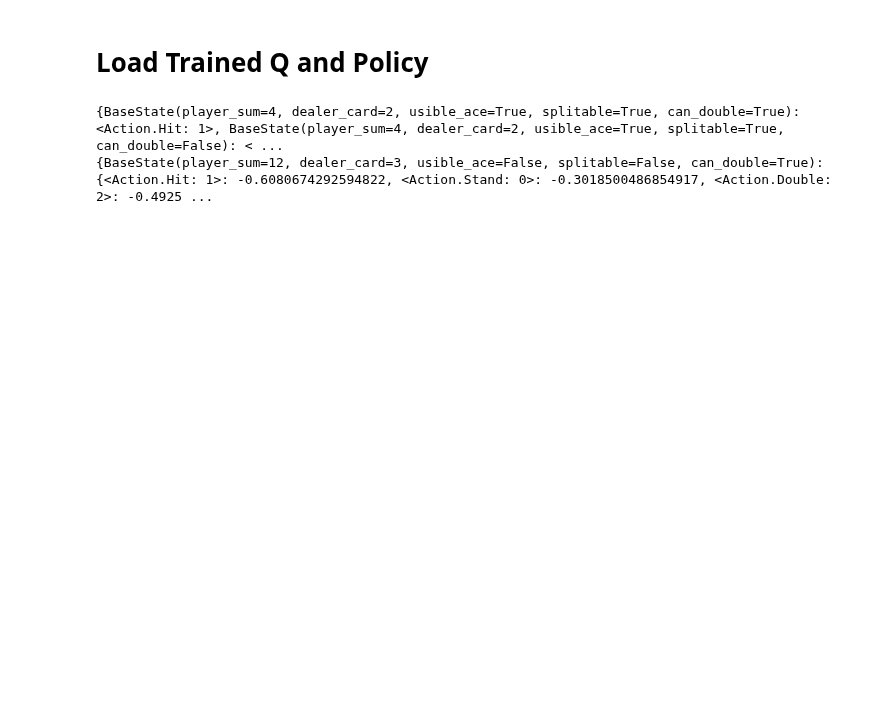
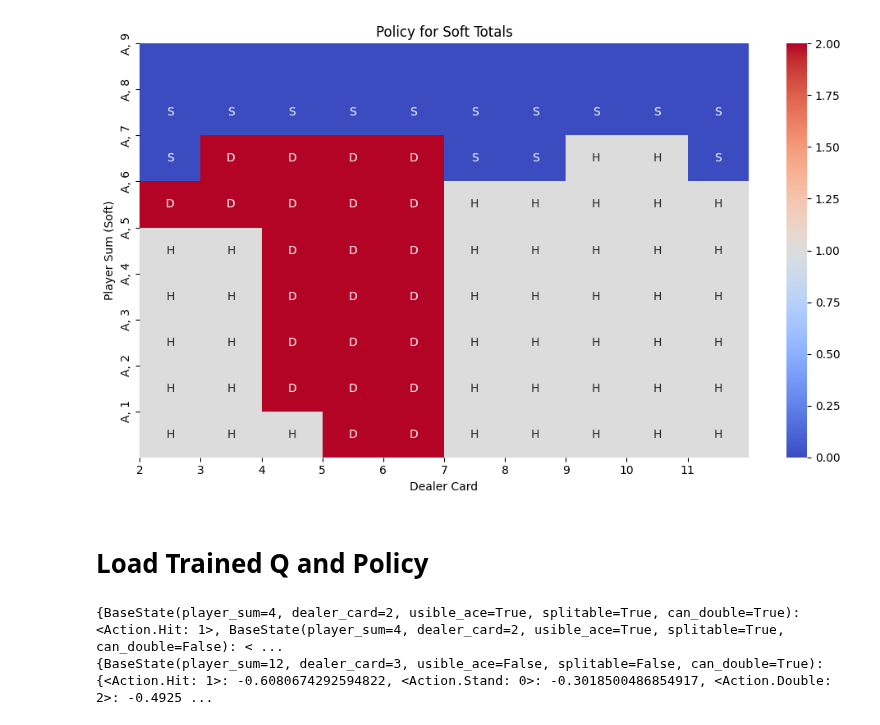
Before and after one commit to Horizon-42/black_jack, a Jupyter notebook: analysis.ipynb, the cells around one changed output. Drawn from its saved outputs; the diff is of its cells as text; code cells hidden in the pictures; blank space fills up the shorter version.

```diff
--- a/analysis.ipynb
+++ b/analysis.ipynb
@@ -1,3 +25,8 @@
+# %%
+# soft totals
+plot_soft_total_policy(basic_policy)
+# %% [output]
+[figure, added]
 # %% [markdown]
 # Load Trained Q and Policy
 # %%
```
Also changed, not shown: parts of 5 cells of this notebook, 2 other files.
